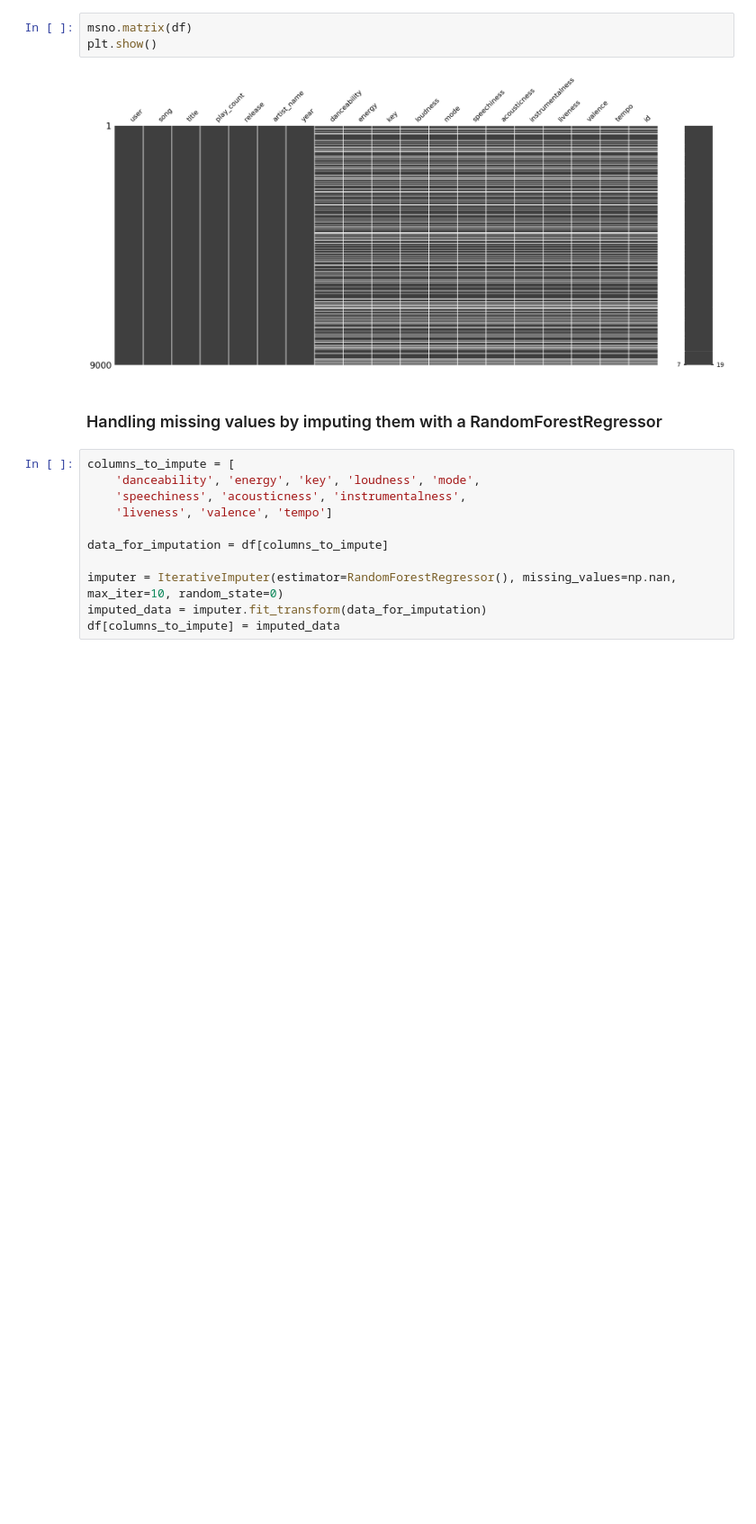
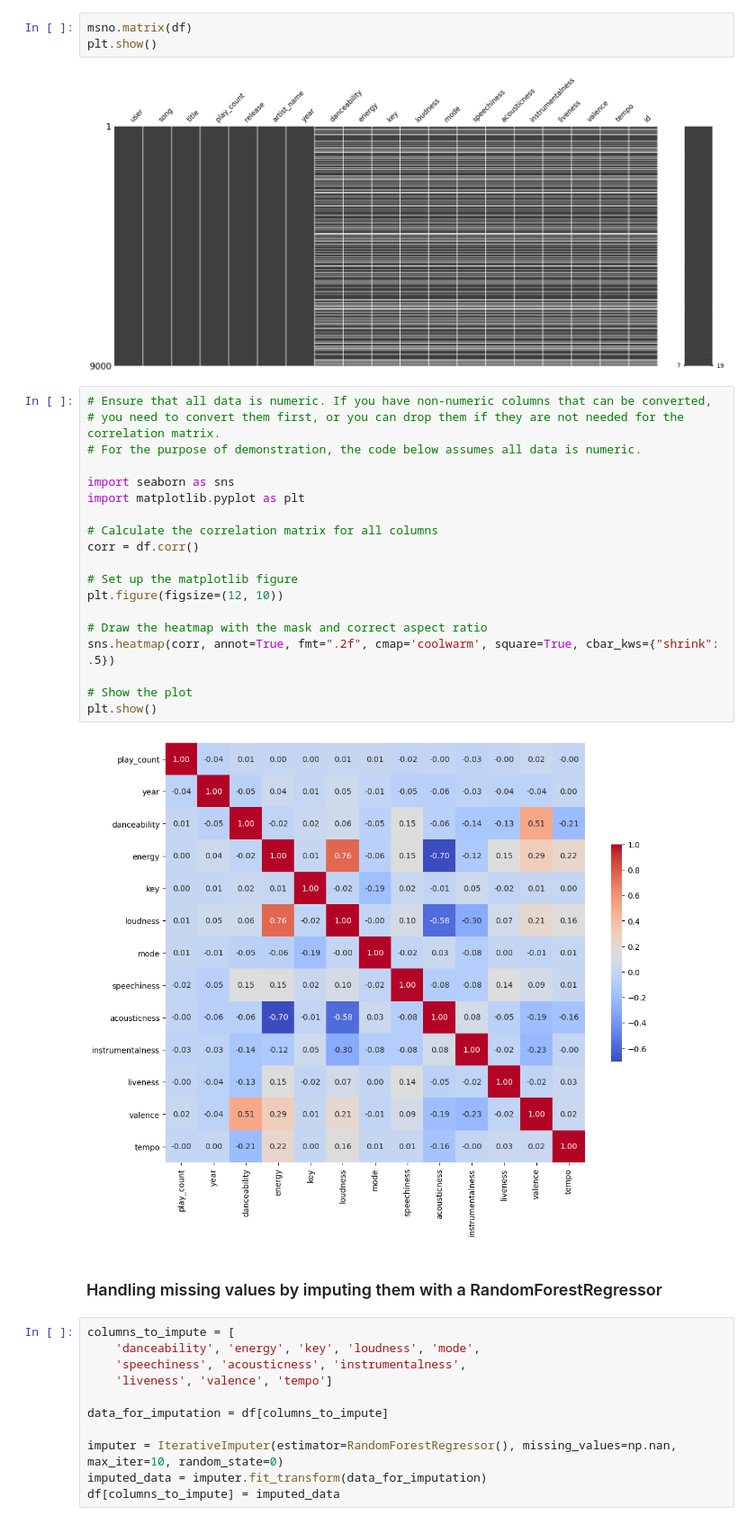
Before and after one commit to Joseph-233/music-recommendation, a Jupyter notebook: spotify_reco/eda/main.ipynb, the cells around one changed output. Shown: that part at 90% size. Drawn from its saved outputs; the diff is of its cells as text; blank space fills up the shorter version.

Commit message:
check for corrolation between the data

```diff
--- a/spotify_reco/eda/main.ipynb
+++ b/spotify_reco/eda/main.ipynb
@@ -121,6 +118,27 @@ msno.matrix(df)
 plt.show()
 # %% [output]
 [figure]
+# %%
+# Ensure that all data is numeric. If you have non-numeric columns that can be converted,
+# you need to convert them first, or you can drop them if they are not needed for the correlation matrix.
+# For the purpose of demonstration, the code below assumes all data is numeric.
+
+import seaborn as sns
+import matplotlib.pyplot as plt
+
+# Calculate the correlation matrix for all columns
+corr = df.corr()
+
+# Set up the matplotlib figure
+plt.figure(figsize=(12, 10))
+
+# Draw the heatmap with the mask and correct aspect ratio
+sns.heatmap(corr, annot=True, fmt=".2f", cmap='coolwarm', square=True, cbar_kws={"shrink": .5})
+
+# Show the plot
+plt.show()
+# %% [output]
+[figure, added]
 # %% [markdown]
 ### Handling missing values by imputing them with a RandomForestRegressor
 # %%
```
Also changed, not shown: parts of 3 cells of this notebook.
